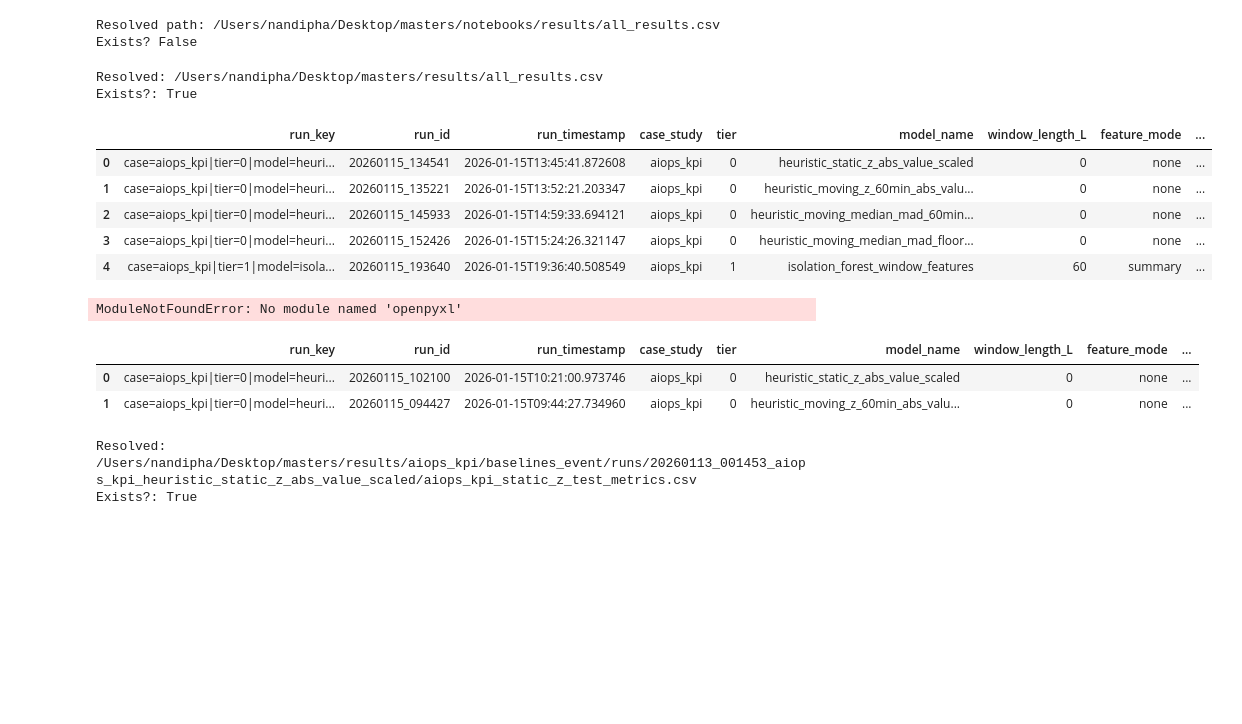
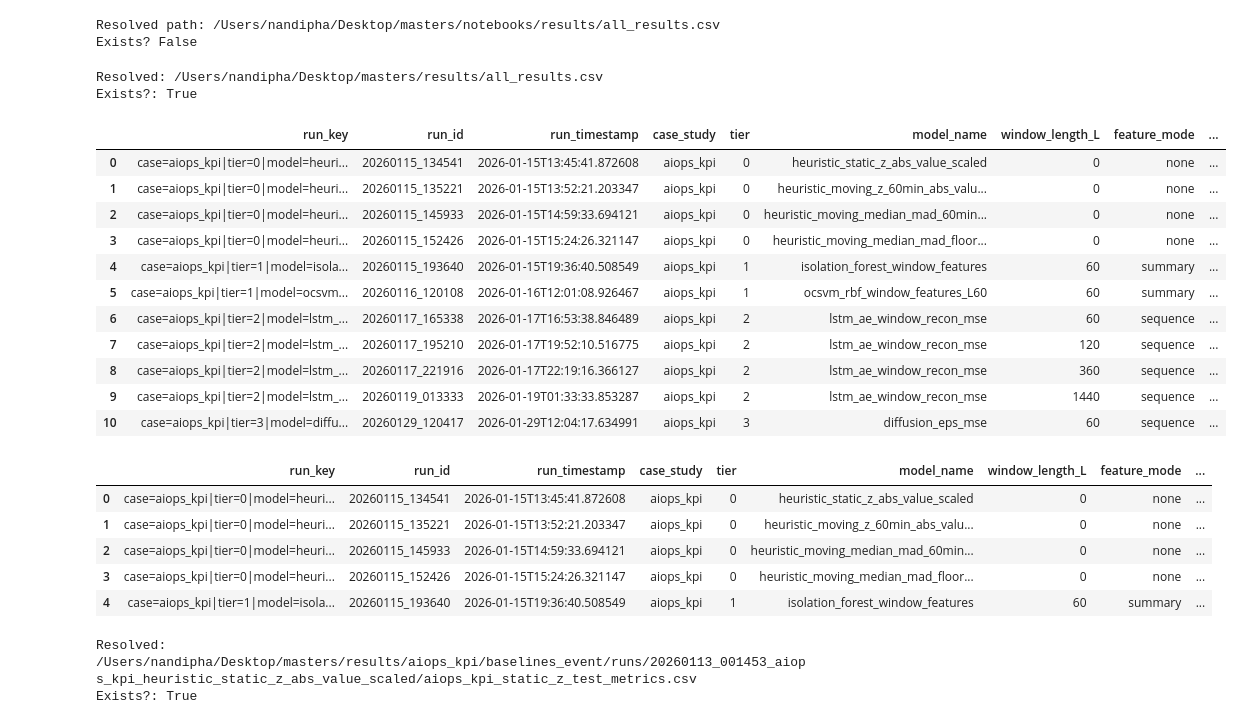
Before and after one commit to Nandipha996/Anomaly-Detection-Research, a Jupyter notebook: notebooks/SEE.ipynb, the cells around one changed output. Drawn from its saved outputs; the diff is of its cells as text; code cells hidden in the pictures; blank space fills up the shorter version.

```diff
--- a/notebooks/SEE.ipynb
+++ b/notebooks/SEE.ipynb
@@ -22,23 +22,28 @@ Exists? False
 # %%
 from pathlib import Path
 import pandas as pd
 
 file_path = Path("..") / "results" / "all_results.csv"
 print("Resolved:", file_path.resolve())
 print("Exists?:", file_path.exists())
 
+pd.set_option("display.max_columns", None)   # show all columns
+pd.set_option("display.width", None)
+
 df = pd.read_csv(file_path)
-df.head()
+df.head(15)
 # %% [output]
 Resolved: /Users/nandipha/Desktop/masters/results/all_results.csv
 Exists?: True
 |  | run_key | run_id | run_timestamp | case_study | tier | model_name | window_length_L | feature_mode | ... |
 | 0 | case=aiops_kpi|tier=0|model=heuri... | 20260115_134541 | 2026-01-15T13:45:41.872608 | aiops_kpi | 0 | heuristic_static_z_abs_value_scaled | 0 | none | ... |
 | 1 | case=aiops_kpi|tier=0|model=heuri... | 20260115_135221 | 2026-01-15T13:52:21.203347 | aiops_kpi | 0 | heuristic_moving_z_60min_abs_valu... | 0 | none | ... |
 | 2 | case=aiops_kpi|tier=0|model=heuri... | 20260115_145933 | 2026-01-15T14:59:33.694121 | aiops_kpi | 0 | heuristic_moving_median_mad_60min... | 0 | none | ... |
 | 3 | case=aiops_kpi|tier=0|model=heuri... | 20260115_152426 | 2026-01-15T15:24:26.321147 | aiops_kpi | 0 | heuristic_moving_median_mad_floor... | 0 | none | ... |
 | 4 | case=aiops_kpi|tier=1|model=isola... | 20260115_193640 | 2026-01-15T19:36:40.508549 | aiops_kpi | 1 | isolation_forest_window_features | 60 | summary | ... |
+| 5 | case=aiops_kpi|tier=1|model=ocsvm... | 20260116_120108 | 2026-01-16T12:01:08.926467 | aiops_kpi | 1 | ocsvm_rbf_window_features_L60 | 60 | summary | ... |
+| 6 | case=aiops_kpi|tier=2|model=lstm_... | 20260117_165338 | 2026-01-17T16:53:38.846489 | aiops_kpi | 2 | lstm_ae_window_recon_mse | 60 | sequence | ... |
+| 7 | case=aiops_kpi|tier=2|model=lstm_... | 20260117_195210 | 2026-01-17T19:52:10.516775 | aiops_kpi | 2 | lstm_ae_window_recon_mse | 120 | sequence | ... |
+| 8 | case=aiops_kpi|tier=2|model=lstm_... | 20260117_221916 | 2026-01-17T22:19:16.366127 | aiops_kpi | 2 | lstm_ae_window_recon_mse | 360 | sequence | ... |
+| 9 | case=aiops_kpi|tier=2|model=lstm_... | 20260119_013333 | 2026-01-19T01:33:33.853287 | aiops_kpi | 2 | lstm_ae_window_recon_mse | 1440 | sequence | ... |
+| 10 | case=aiops_kpi|tier=3|model=diffu... | 20260129_120417 | 2026-01-29T12:04:17.634991 | aiops_kpi | 3 | diffusion_eps_mse | 60 | sequence | ... |
-# %%
-df.to_excel("exports/all_results_full.xlsx", index=False)
-# %% [output]
-ModuleNotFoundError: No module named 'openpyxl'
@@ -51,8 +61,11 @@ pd.set_option("display.width", None)         # don't wrap based on terminal widt
 df.head()
 # %% [output]
 |  | run_key | run_id | run_timestamp | case_study | tier | model_name | window_length_L | feature_mode | ... |
-| 0 | case=aiops_kpi|tier=0|model=heuri... | 20260115_102100 | 2026-01-15T10:21:00.973746 | aiops_kpi | 0 | heuristic_static_z_abs_value_scaled | 0 | none | ... |
-| 1 | case=aiops_kpi|tier=0|model=heuri... | 20260115_094427 | 2026-01-15T09:44:27.734960 | aiops_kpi | 0 | heuristic_moving_z_60min_abs_valu... | 0 | none | ... |
+| 0 | case=aiops_kpi|tier=0|model=heuri... | 20260115_134541 | 2026-01-15T13:45:41.872608 | aiops_kpi | 0 | heuristic_static_z_abs_value_scaled | 0 | none | ... |
+| 1 | case=aiops_kpi|tier=0|model=heuri... | 20260115_135221 | 2026-01-15T13:52:21.203347 | aiops_kpi | 0 | heuristic_moving_z_60min_abs_valu... | 0 | none | ... |
+| 2 | case=aiops_kpi|tier=0|model=heuri... | 20260115_145933 | 2026-01-15T14:59:33.694121 | aiops_kpi | 0 | heuristic_moving_median_mad_60min... | 0 | none | ... |
+| 3 | case=aiops_kpi|tier=0|model=heuri... | 20260115_152426 | 2026-01-15T15:24:26.321147 | aiops_kpi | 0 | heuristic_moving_median_mad_floor... | 0 | none | ... |
+| 4 | case=aiops_kpi|tier=1|model=isola... | 20260115_193640 | 2026-01-15T19:36:40.508549 | aiops_kpi | 1 | isolation_forest_window_features | 60 | summary | ... |
 # %%
 from pathlib import Path
 import pandas as pd
```
Also changed, not shown: parts of 2 cells of this notebook, 11 other files.
